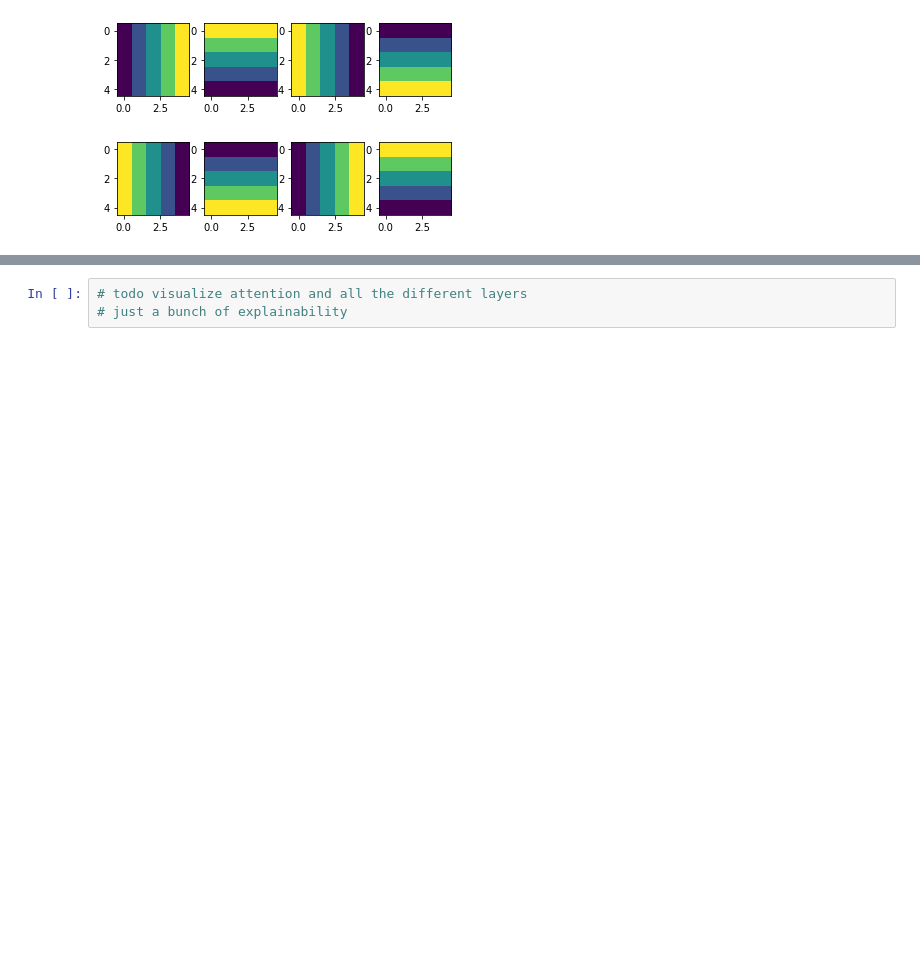
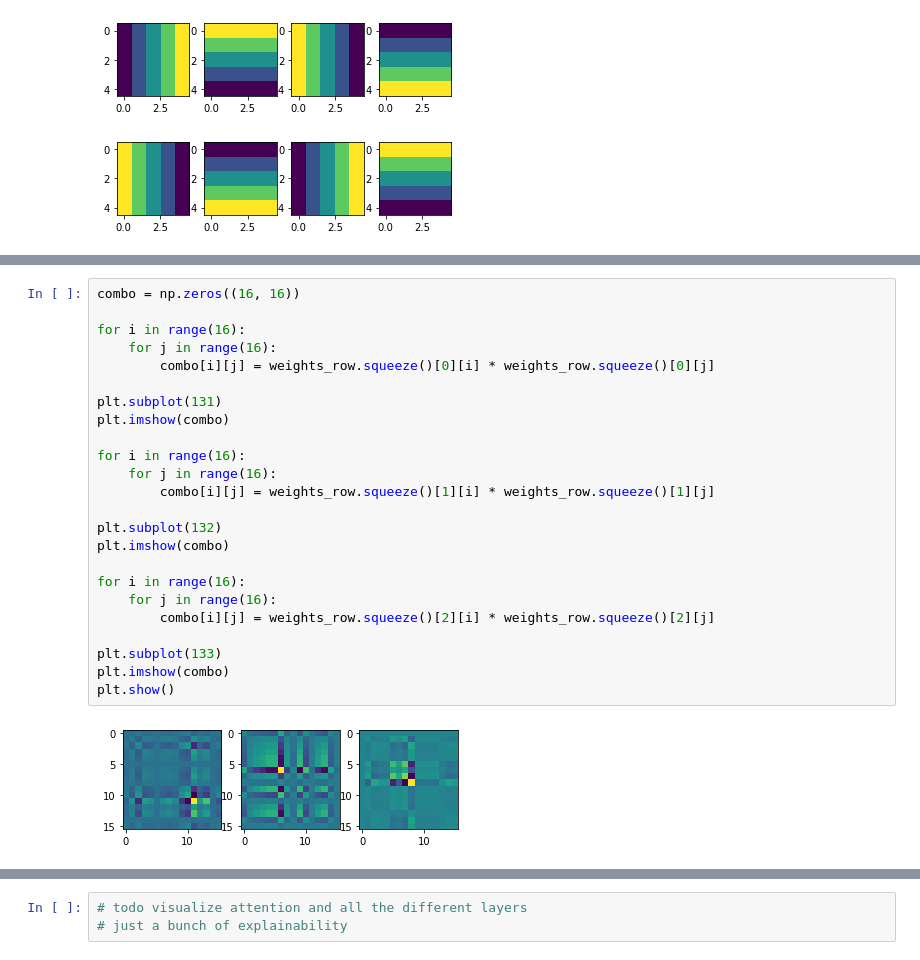
Before and after one commit to WouterBant/GEVit-DL2-Project, a Jupyter notebook: demo/demo_only_3_and_8.ipynb, the cells around one changed output, grey strips where cells are left out. Cells and saved outputs as stored; diff of their text form; blank space fills up the shorter version.

```diff
--- a/demo/demo_only_3_and_8.ipynb
+++ b/demo/demo_only_3_and_8.ipynb
@@ -254,0 +293,26 @@ for i in range(8):
+# %%
+combo = np.zeros((16, 16))
+
+for i in range(16):
+    for j in range(16):
+        combo[i][j] = weights_row.squeeze()[0][i] * weights_row.squeeze()[0][j]
+
+plt.subplot(131)
+plt.imshow(combo)
+
+for i in range(16):
+    for j in range(16):
+        combo[i][j] = weights_row.squeeze()[1][i] * weights_row.squeeze()[1][j]
+
+plt.subplot(132)
+plt.imshow(combo)
+
+for i in range(16):
+    for j in range(16):
+        combo[i][j] = weights_row.squeeze()[2][i] * weights_row.squeeze()[2][j]
+
+plt.subplot(133)
+plt.imshow(combo)
+plt.show()
+# %% [output]
+[figure, added]
```
Also changed, not shown: parts of 5 cells of this notebook.
